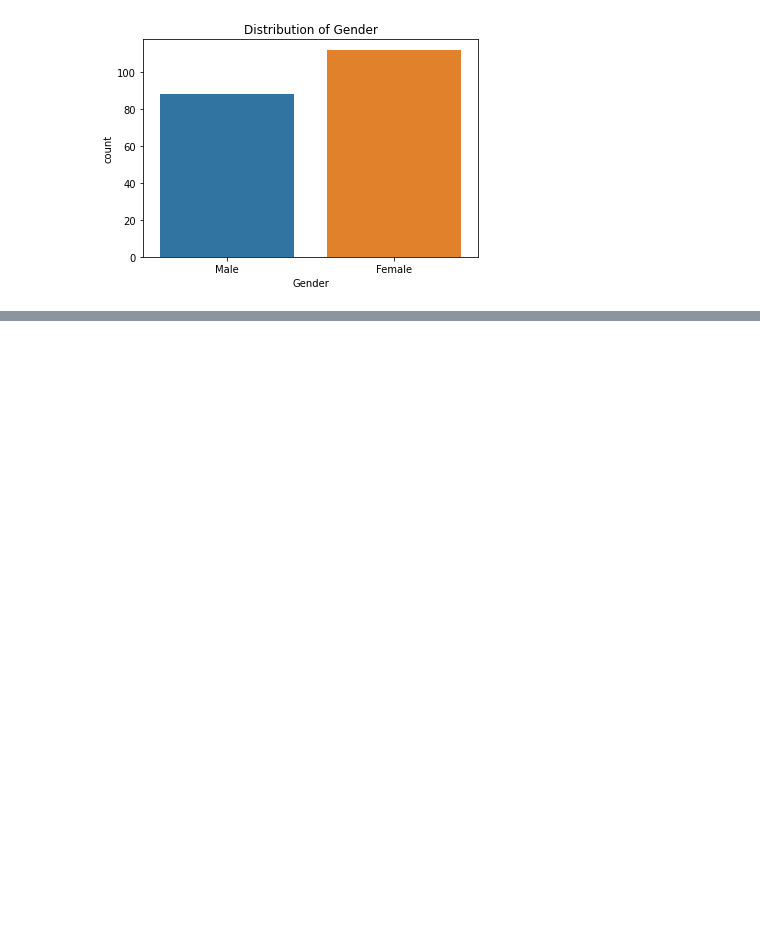
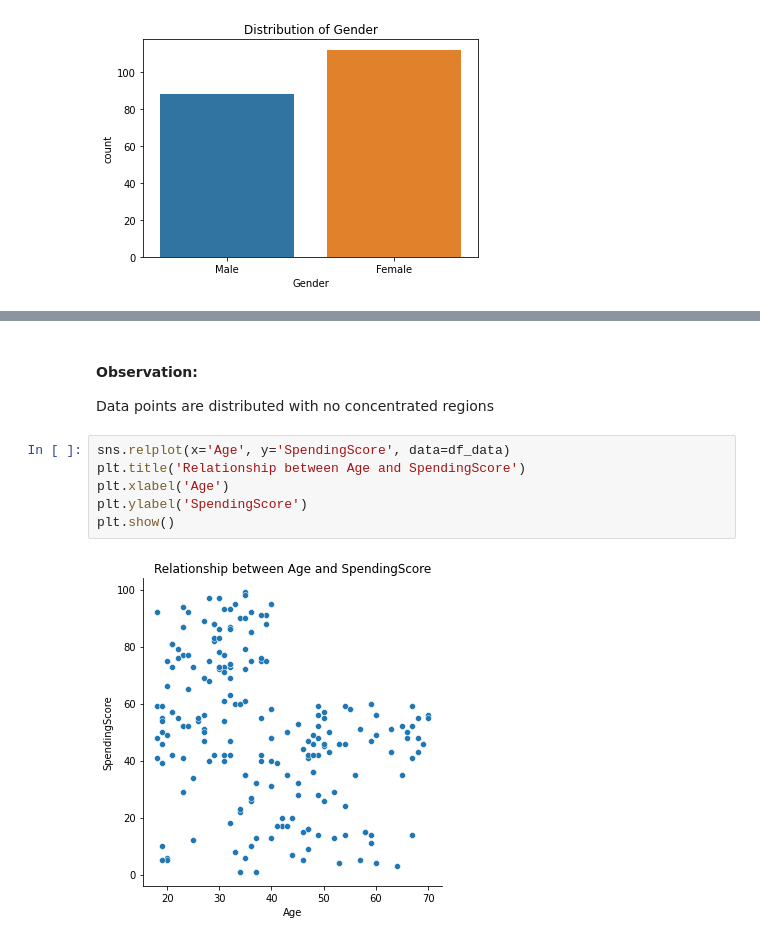
Before and after one commit to PadmakarDeshpande/ML_projects, a Jupyter notebook: CustomerSegmentation/CustomerSegmentation.ipynb, the cells around one changed output, grey strips where cells are left out. Drawn from its saved outputs; the diff is of its cells as text; blank space fills up the shorter version.

```diff
--- a/CustomerSegmentation/CustomerSegmentation.ipynb
+++ b/CustomerSegmentation/CustomerSegmentation.ipynb
@@ -137,0 +154,11 @@ Maximum Customers have a spending score around 50
+# %% [markdown]
+#### Observation:
+Data points are distributed with no concentrated regions
+# %%
+sns.relplot(x='Age', y='SpendingScore', data=df_data)
+plt.title('Relationship between Age and SpendingScore')
+plt.xlabel('Age')
+plt.ylabel('SpendingScore')
+plt.show()
+# %% [output]
+[figure, added]
```
Also changed, not shown: parts of 30 cells of this notebook.
